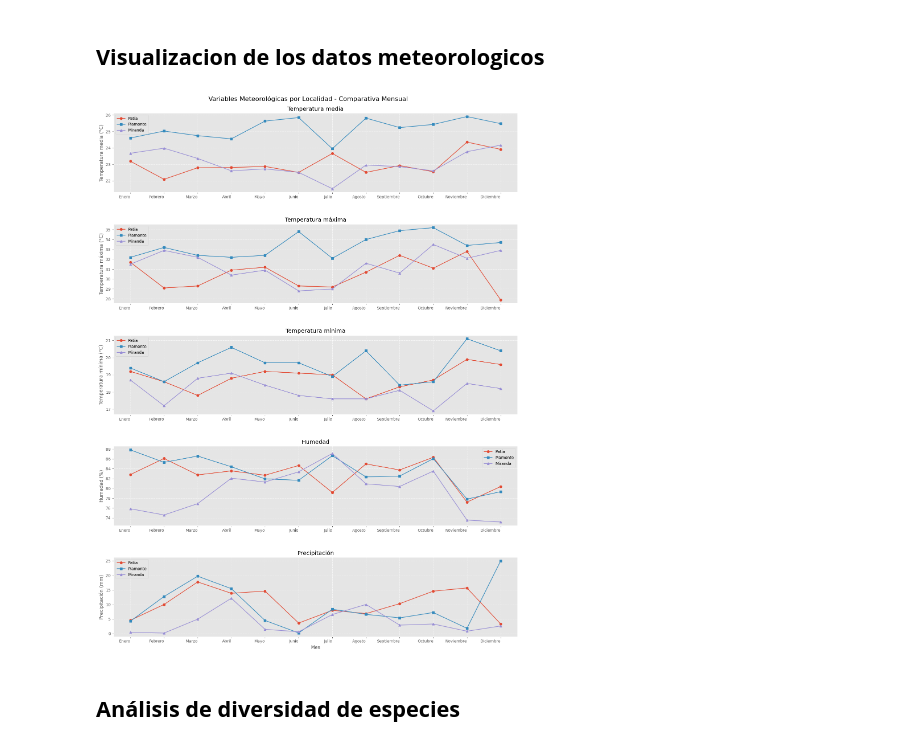
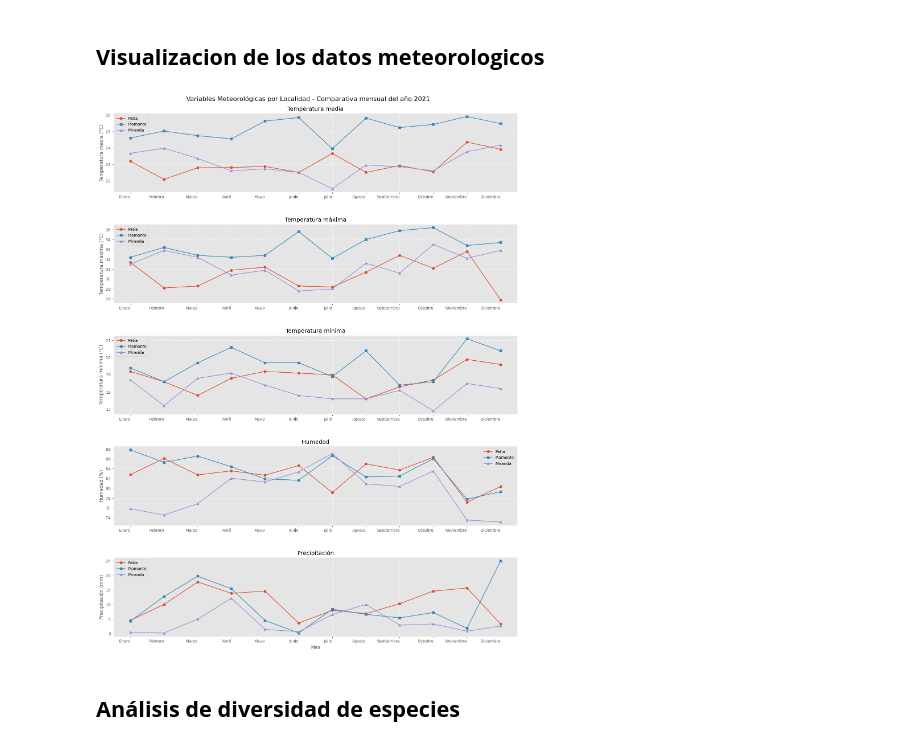
Before and after one commit to Zaprovic/bootcamp-data-analysis, a Jupyter notebook: src/dengue.ipynb, the cells around one changed output. Saved outputs shown, nothing was run; the diff lists cells and outputs as text; code cells hidden in the pictures.

```diff
--- a/src/dengue.ipynb
+++ b/src/dengue.ipynb
@@ -201,35 +201,35 @@ axs[3].plot(df_meteorologico_piamonte_grouped['Fecha'], df_meteorologico_piamont
 axs[3].plot(df_meteorologico_miranda_grouped['Fecha'], df_meteorologico_miranda_grouped['Humedad (%)'], marker='^', label='Miranda')
 axs[3].set_ylabel('Humedad (%)')
 axs[3].set_title('Humedad')
 axs[3].grid(True, linestyle='--', alpha=0.7)
 axs[3].legend()
 axs[3].set_xticks(range(len(x_order)))
 axs[3].set_xticklabels(x_order, rotation=0, ha='right')
 axs[3].set_xlim(-0.5, len(x_order) - 0.5)
 
 # 5. Precipitación
 axs[4].plot(df_meteorologico_patia_grouped['Fecha'], df_meteorologico_patia_grouped['Precipitación (mm)'], marker='o', label='Patía')
 axs[4].plot(df_meteorologico_piamonte_grouped['Fecha'], df_meteorologico_piamonte_grouped['Precipitación (mm)'], marker='s', label='Piamonte')
 axs[4].plot(df_meteorologico_miranda_grouped['Fecha'], df_meteorologico_miranda_grouped['Precipitación (mm)'], marker='^', label='Miranda')
 axs[4].set_ylabel('Precipitación (mm)')
 axs[4].set_xlabel('Mes')
 axs[4].set_title('Precipitación')
 axs[4].grid(True, linestyle='--', alpha=0.7)
 axs[4].legend()
 axs[4].set_xticks(range(len(x_order)))
 axs[4].set_xticklabels(x_order, rotation=0, ha='right')
 axs[4].set_xlim(-0.5, len(x_order) - 0.5)
 
 # Adjust layout
 plt.tight_layout()
 plt.subplots_adjust(top=0.95, hspace=0.4)  # Increased spacing between subplots
 
 # Add an overall title
-fig.suptitle('Variables Meteorológicas por Localidad - Comparativa Mensual', fontsize=16, y=0.98)
+fig.suptitle('Variables Meteorológicas por Localidad - Comparativa mensual del año 2021', fontsize=16, y=0.98)
 
 plt.show()
 # %% [output]
-[figure, old version]
+[figure, new version]
 # %%
 import geopandas as gpd
 import matplotlib.pyplot as plt
```
Also changed, not shown: parts of 3 cells of this notebook.
